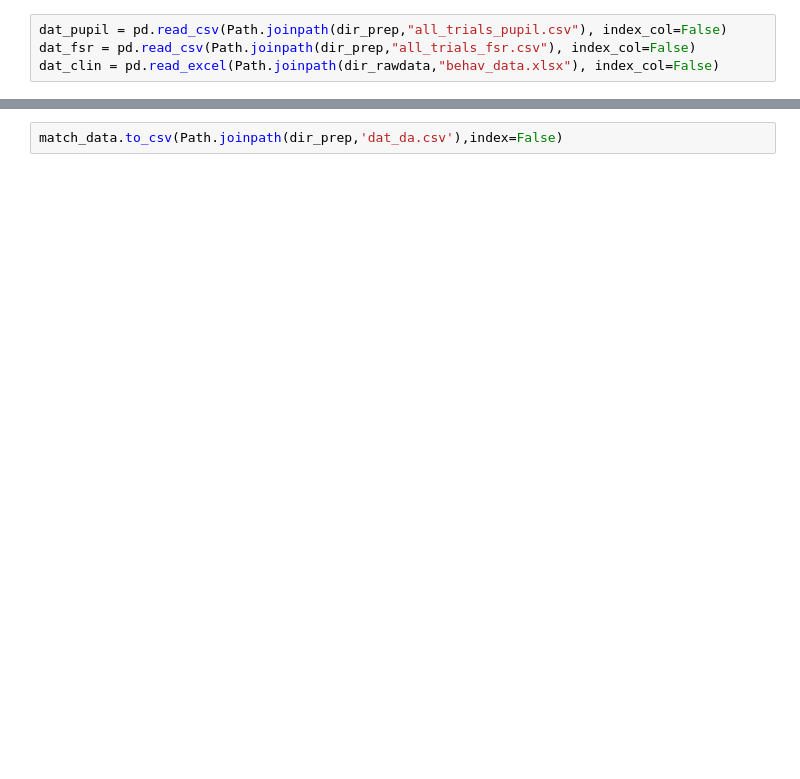
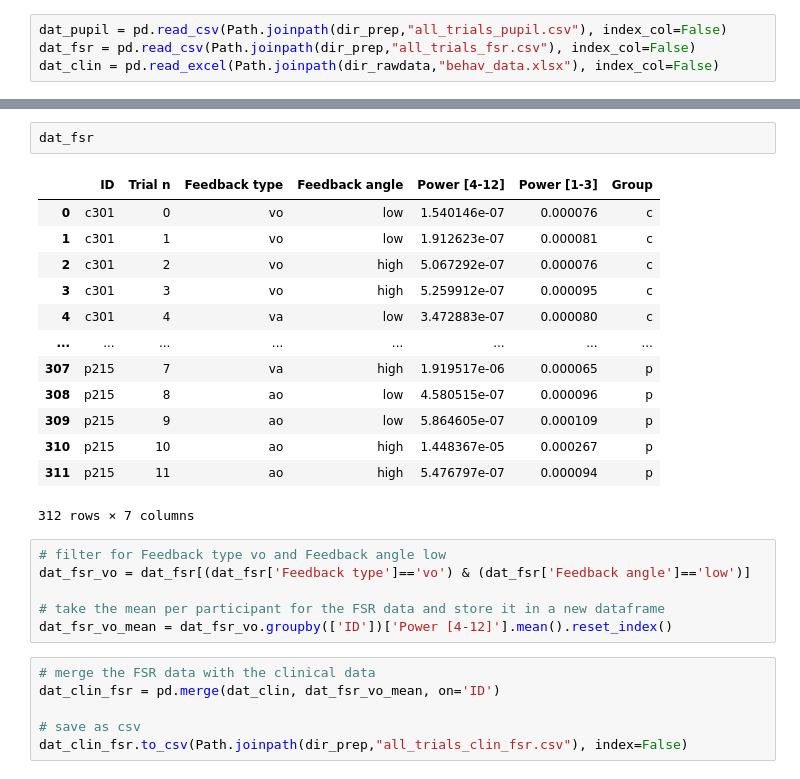
Before and after one commit to JuliusWelzel/tremor_feedback_jw, a Jupyter notebook: scripts/ana05_data_miriam.ipynb, the cells around one changed output, grey strips where cells are left out. Cells and saved outputs as stored; diff of their text form; blank space fills up the shorter version.

```diff
--- a/scripts/ana05_data_miriam.ipynb
+++ b/scripts/ana05_data_miriam.ipynb
@@ -146,2 +39,28 @@ match_data
-# %%
-match_data.to_csv(Path.joinpath(dir_prep,'dat_da.csv'),index=False)
+# %%
+dat_fsr
+# %% [output]
+|  | ID | Trial n | Feedback type | Feedback angle | Power [4-12] | Power [1-3] | Group |
+| 0 | c301 | 0 | vo | low | 1.540146e-07 | 0.000076 | c |
+| 1 | c301 | 1 | vo | low | 1.912623e-07 | 0.000081 | c |
+| 2 | c301 | 2 | vo | high | 5.067292e-07 | 0.000076 | c |
+| 3 | c301 | 3 | vo | high | 5.259912e-07 | 0.000095 | c |
+| 4 | c301 | 4 | va | low | 3.472883e-07 | 0.000080 | c |
+| ... | ... | ... | ... | ... | ... | ... | ... |
+| 307 | p215 | 7 | va | high | 1.919517e-06 | 0.000065 | p |
+| 308 | p215 | 8 | ao | low | 4.580515e-07 | 0.000096 | p |
+| 309 | p215 | 9 | ao | low | 5.864605e-07 | 0.000109 | p |
+| 310 | p215 | 10 | ao | high | 1.448367e-05 | 0.000267 | p |
+| 311 | p215 | 11 | ao | high | 5.476797e-07 | 0.000094 | p |
+312 rows × 7 columns
+# %%
+# filter for Feedback type vo and Feedback angle low
+dat_fsr_vo = dat_fsr[(dat_fsr['Feedback type']=='vo') & (dat_fsr['Feedback angle']=='low')]
+
+# take the mean per participant for the FSR data and store it in a new dataframe
+dat_fsr_vo_mean = dat_fsr_vo.groupby(['ID'])['Power [4-12]'].mean().reset_index()
+# %%
+# merge the FSR data with the clinical data
+dat_clin_fsr = pd.merge(dat_clin, dat_fsr_vo_mean, on='ID')
+
+# save as csv
+dat_clin_fsr.to_csv(Path.joinpath(dir_prep,"all_trials_clin_fsr.csv"), index=False)
```
Also changed, not shown: parts of 14 cells of this notebook, 2 other files.
